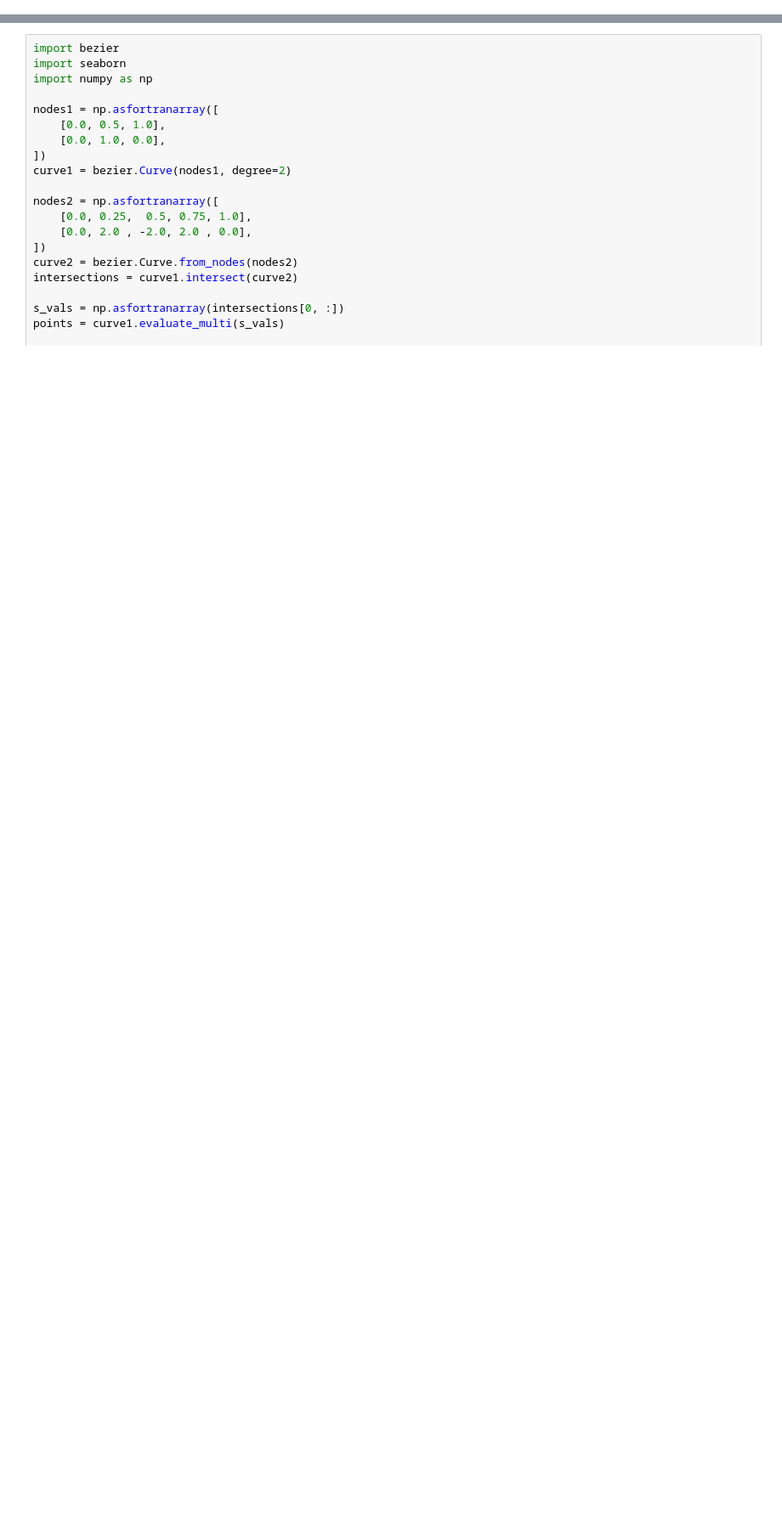
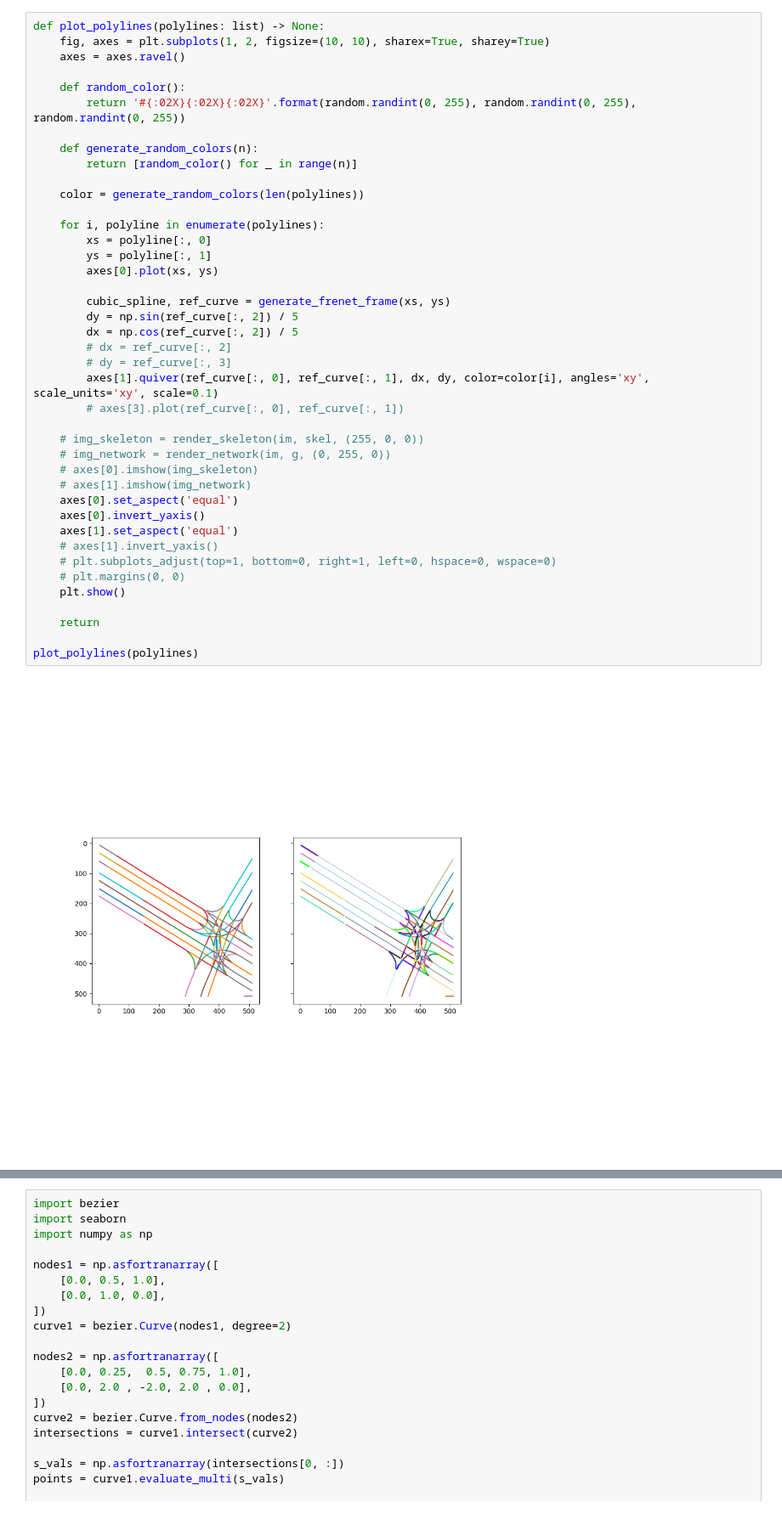
Before and after one commit to Excitablecell/extract-raster-network, a Jupyter notebook: extract_lanes.ipynb, the cells around one changed output, grey strips where cells are left out. Shown: that part at 85% size. Saved outputs shown, nothing was run; the diff lists cells and outputs as text; blank space fills up the shorter version.

Commit message:
feat: add quiver plot

```diff
--- a/extract_lanes.ipynb
+++ b/extract_lanes.ipynb
@@ -77,3 +54,46 @@ graph edges: 366
+# %%
+def plot_polylines(polylines: list) -> None:
+    fig, axes = plt.subplots(1, 2, figsize=(10, 10), sharex=True, sharey=True)
+    axes = axes.ravel()
+
+    def random_color():
+        return '#{:02X}{:02X}{:02X}'.format(random.randint(0, 255), random.randint(0, 255), random.randint(0, 255))
+
+    def generate_random_colors(n):
+        return [random_color() for _ in range(n)]
+
+    color = generate_random_colors(len(polylines))
+
+    for i, polyline in enumerate(polylines):
+        xs = polyline[:, 0]
+        ys = polyline[:, 1]
+        axes[0].plot(xs, ys)
+
+        cubic_spline, ref_curve = generate_frenet_frame(xs, ys)
+        dy = np.sin(ref_curve[:, 2]) / 5
+        dx = np.cos(ref_curve[:, 2]) / 5
+        # dx = ref_curve[:, 2]
+        # dy = ref_curve[:, 3]
+        axes[1].quiver(ref_curve[:, 0], ref_curve[:, 1], dx, dy, color=color[i], angles='xy', scale_units='xy', scale=0.1)
+        # axes[3].plot(ref_curve[:, 0], ref_curve[:, 1])
+
+    # img_skeleton = render_skeleton(im, skel, (255, 0, 0))
+    # img_network = render_network(im, g, (0, 255, 0))
+    # axes[0].imshow(img_skeleton)
+    # axes[1].imshow(img_network)
+    axes[0].set_aspect('equal')
+    axes[0].invert_yaxis()
+    axes[1].set_aspect('equal')
+    # axes[1].invert_yaxis()
+    # plt.subplots_adjust(top=1, bottom=0, right=1, left=0, hspace=0, wspace=0)
+    # plt.margins(0, 0)
+    plt.show()
+
+    return
+
+plot_polylines(polylines)
+# %% [output]
+[figure, added]
 # %%
 degrees = [val for (node, val) in G.degree()]
 # %% [output]
```
Also changed, not shown: parts of 3 cells of this notebook.
